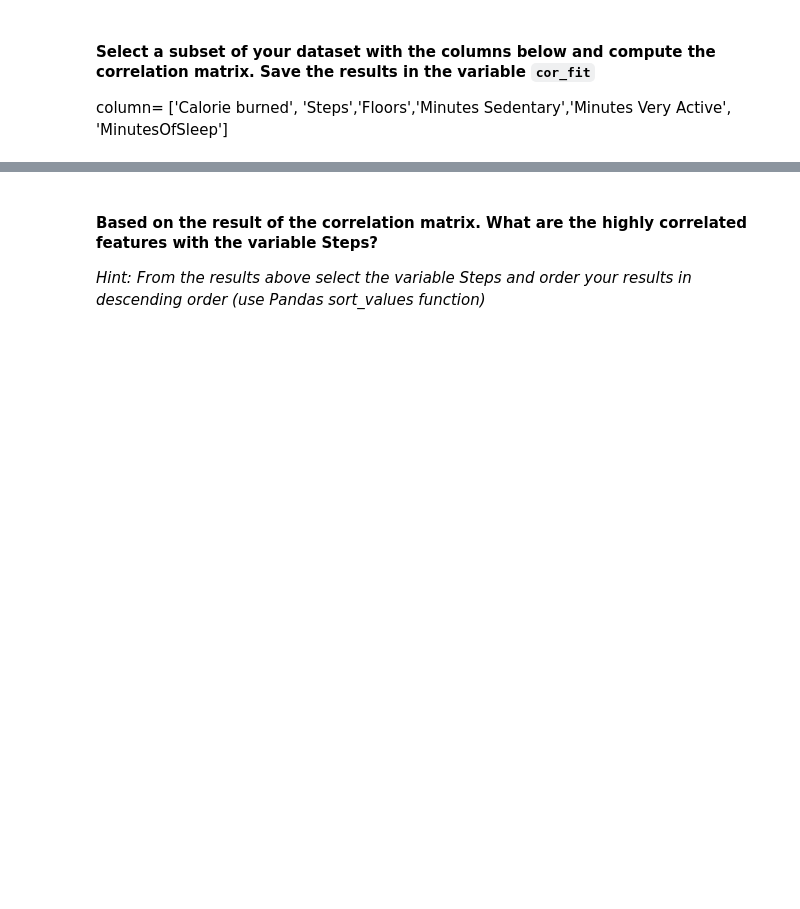
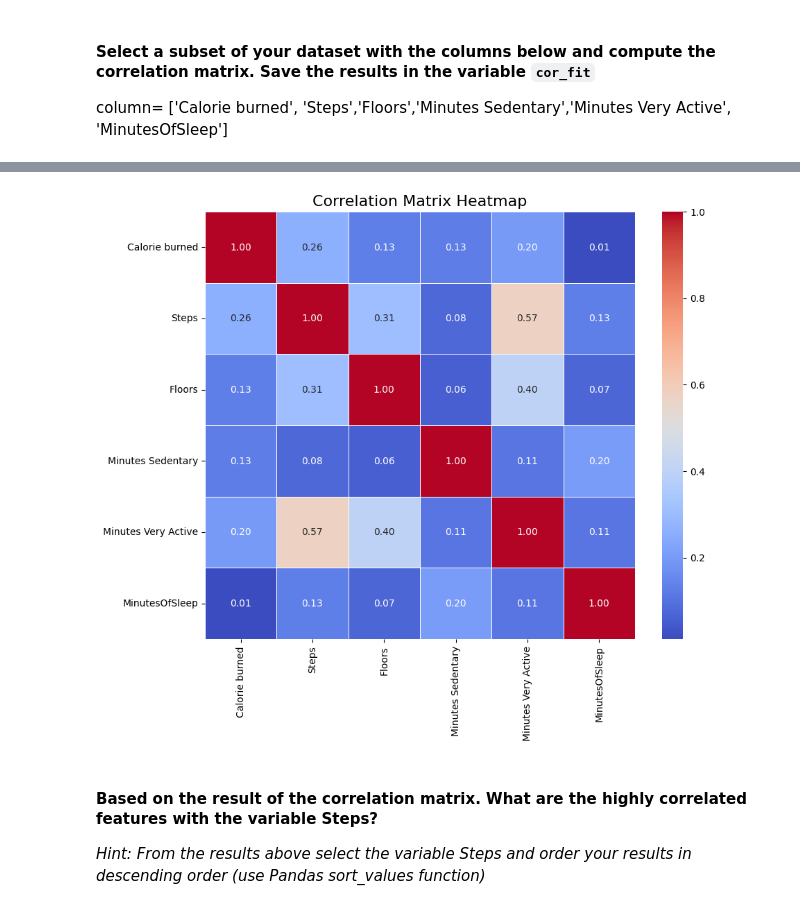
Before and after one commit to ylavr/lab-pivot-table-correlation, a Jupyter notebook: your_code/main.ipynb, the cells around one changed output, grey strips where cells are left out. Cells and saved outputs as stored; diff of their text form; code cells hidden in the pictures; blank space fills up the shorter version.

```diff
--- a/your_code/main.ipynb
+++ b/your_code/main.ipynb
@@ -112,0 +353,7 @@ column= ['Calorie burned', 'Steps','Floors','Minutes Sedentary','Minutes Very Ac
+# %%
+# your answer here
+columns = ['Calorie burned', 'Steps', 'Floors', 'Minutes Sedentary', 'Minutes Very Active', 'MinutesOfSleep']
+subset_df = fitbit[columns]
+cor_fit = subset_df.corr()
+
+display(cor_fit)
@@ -113,3 +368,18 @@ column= ['Calorie burned', 'Steps','Floors','Minutes Sedentary','Minutes Very Ac
+# %%
+import seaborn as sns
+
+plt.figure(figsize=(10, 8))
+
+# Create the heatmap
+sns.heatmap(cor_fit, annot=True, cmap='coolwarm', fmt=".2f", linewidths=0.5)
+
+# Add a title
+plt.title('Correlation Matrix Heatmap', size=16)
+
+# Show the plot
+plt.show()
+# %% [output]
+[figure, added]
 # %% [markdown]
 #### Based on the result of the correlation matrix. What are the highly correlated features with the variable Steps?
 *Hint: From the results above select the variable Steps and order your results in descending order (use Pandas sort_values function)*
```
Also changed, not shown: parts of 57 cells of this notebook.
